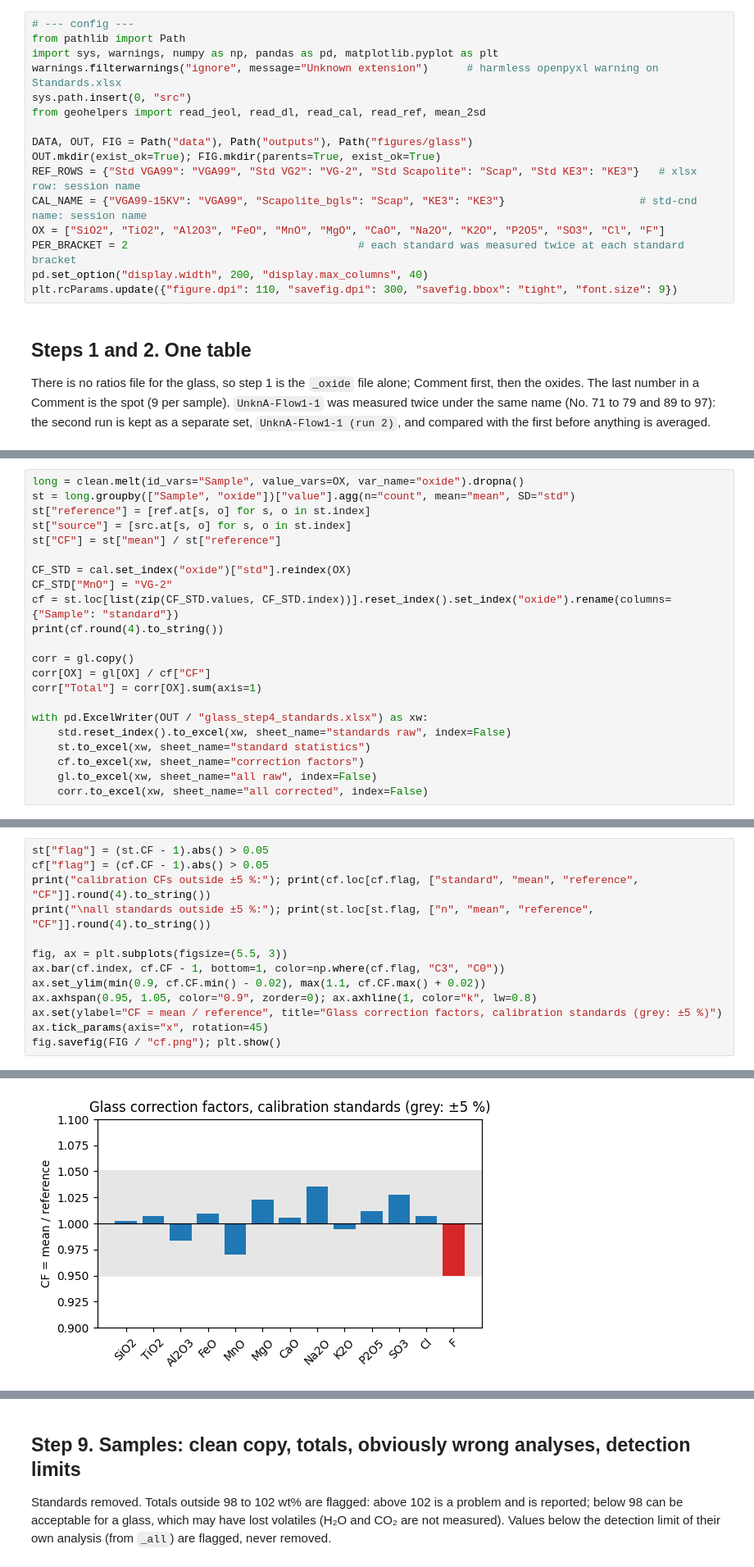
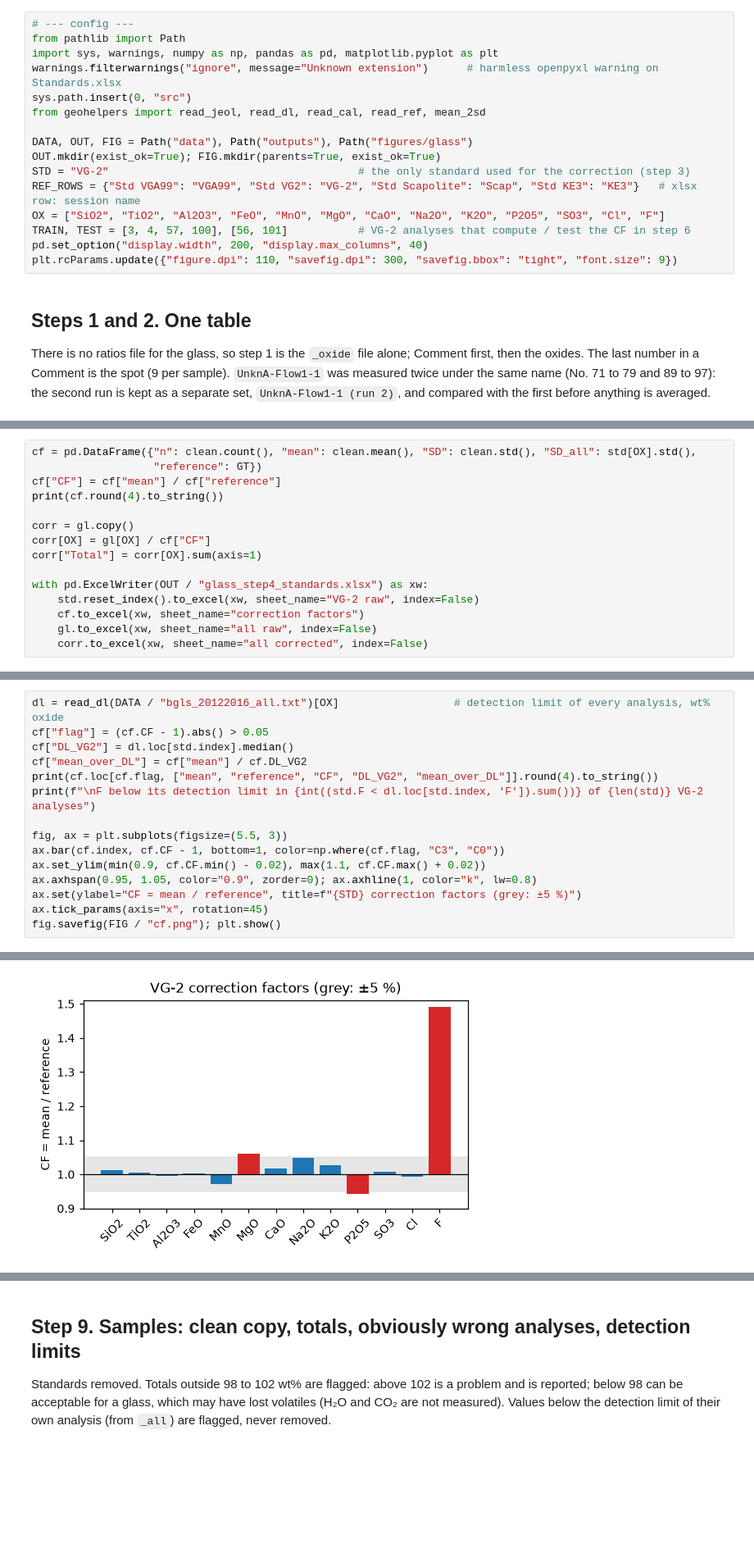
Before and after one commit to vlljalejandro/igneous_project02, a Jupyter notebook: 02_glass.ipynb, the cells around one changed output, grey strips where cells are left out. Shown at 82% size. Cells and saved outputs as stored; diff of their text form; blank space fills up the shorter version.

```diff
--- a/02_glass.ipynb
+++ b/02_glass.ipynb
@@ -12,10 +12,10 @@ from geohelpers import read_jeol, read_dl, read_cal, read_ref, mean_2sd
 
 DATA, OUT, FIG = Path("data"), Path("outputs"), Path("figures/glass")
 OUT.mkdir(exist_ok=True); FIG.mkdir(parents=True, exist_ok=True)
+STD = "VG-2"                                       # the only standard used for the correction (step 3)
 REF_ROWS = {"Std VGA99": "VGA99", "Std VG2": "VG-2", "Std Scapolite": "Scap", "Std KE3": "KE3"}   # xlsx row: session name
-CAL_NAME = {"VGA99-15KV": "VGA99", "Scapolite_bgls": "Scap", "KE3": "KE3"}                     # std-cnd name: session name
 OX = ["SiO2", "TiO2", "Al2O3", "FeO", "MnO", "MgO", "CaO", "Na2O", "K2O", "P2O5", "SO3", "Cl", "F"]
-PER_BRACKET = 2                                    # each standard was measured twice at each standard bracket
+TRAIN, TEST = [3, 4, 57, 100], [56, 101]           # VG-2 analyses that compute / test the CF in step 6
 pd.set_option("display.width", 200, "display.max_columns", 40)
 plt.rcParams.update({"figure.dpi": 110, "savefig.dpi": 300, "savefig.bbox": "tight", "font.size": 9})
 # %% [markdown]
@@ -114,13 +121,7 @@ For each standard and oxide: n, mean, SD and CF = mean / reference. Each oxide i
 # %%
-long = clean.melt(id_vars="Sample", value_vars=OX, var_name="oxide").dropna()
-st = long.groupby(["Sample", "oxide"])["value"].agg(n="count", mean="mean", SD="std")
-st["reference"] = [ref.at[s, o] for s, o in st.index]
-st["source"] = [src.at[s, o] for s, o in st.index]
-st["CF"] = st["mean"] / st["reference"]
-
-CF_STD = cal.set_index("oxide")["std"].reindex(OX)
-CF_STD["MnO"] = "VG-2"
-cf = st.loc[list(zip(CF_STD.values, CF_STD.index))].reset_index().set_index("oxide").rename(columns={"Sample": "standard"})
+cf = pd.DataFrame({"n": clean.count(), "mean": clean.mean(), "SD": clean.std(), "SD_all": std[OX].std(),
+                   "reference": GT})
+cf["CF"] = cf["mean"] / cf["reference"]
 print(cf.round(4).to_string())
 
 corr = gl.copy()
@@ -128,8 +129,7 @@ corr[OX] = gl[OX] / cf["CF"]
 corr["Total"] = corr[OX].sum(axis=1)
 
 with pd.ExcelWriter(OUT / "glass_step4_standards.xlsx") as xw:
-    std.reset_index().to_excel(xw, sheet_name="standards raw", index=False)
-    st.to_excel(xw, sheet_name="standard statistics")
+    std.reset_index().to_excel(xw, sheet_name="VG-2 raw", index=False)
     cf.to_excel(xw, sheet_name="correction factors")
     gl.to_excel(xw, sheet_name="all raw", index=False)
     corr.to_excel(xw, sheet_name="all corrected", index=False)
@@ -156,14 +155,16 @@ Shown for every standard with a reference value, not only the calibration standa
 # %%
-st["flag"] = (st.CF - 1).abs() > 0.05
+dl = read_dl(DATA / "bgls_20122016_all.txt")[OX]                  # detection limit of every analysis, wt% oxide
 cf["flag"] = (cf.CF - 1).abs() > 0.05
-print("calibration CFs outside ±5 %:"); print(cf.loc[cf.flag, ["standard", "mean", "reference", "CF"]].round(4).to_string())
-print("\nall standards outside ±5 %:"); print(st.loc[st.flag, ["n", "mean", "reference", "CF"]].round(4).to_string())
+cf["DL_VG2"] = dl.loc[std.index].median()
+cf["mean_over_DL"] = cf["mean"] / cf.DL_VG2
+print(cf.loc[cf.flag, ["mean", "reference", "CF", "DL_VG2", "mean_over_DL"]].round(4).to_string())
+print(f"\nF below its detection limit in {int((std.F < dl.loc[std.index, 'F']).sum())} of {len(std)} VG-2 analyses")
 
 fig, ax = plt.subplots(figsize=(5.5, 3))
 ax.bar(cf.index, cf.CF - 1, bottom=1, color=np.where(cf.flag, "C3", "C0"))
 ax.set_ylim(min(0.9, cf.CF.min() - 0.02), max(1.1, cf.CF.max() + 0.02))
 ax.axhspan(0.95, 1.05, color="0.9", zorder=0); ax.axhline(1, color="k", lw=0.8)
-ax.set(ylabel="CF = mean / reference", title="Glass correction factors, calibration standards (grey: ±5 %)")
+ax.set(ylabel="CF = mean / reference", title=f"{STD} correction factors (grey: ±5 %)")
 ax.tick_params(axis="x", rotation=45)
 fig.savefig(FIG / "cf.png"); plt.show()
 # %% [output]
@@ -190 +177 @@ VGA99  Cl     6  0.0242     0.0271  0.8932
-[figure, old version]
+[figure, new version]
```
Also changed, not shown: parts of 24 cells of this notebook, 57 other files.
